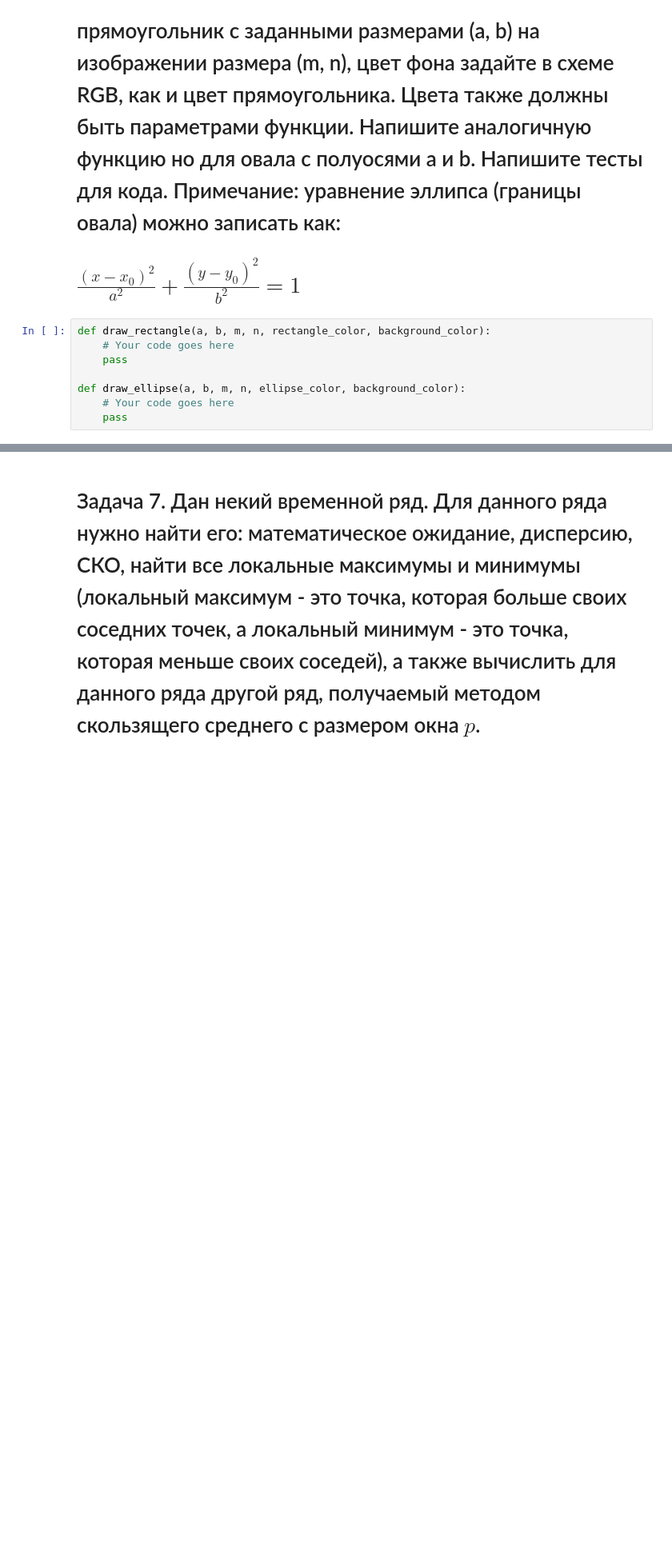
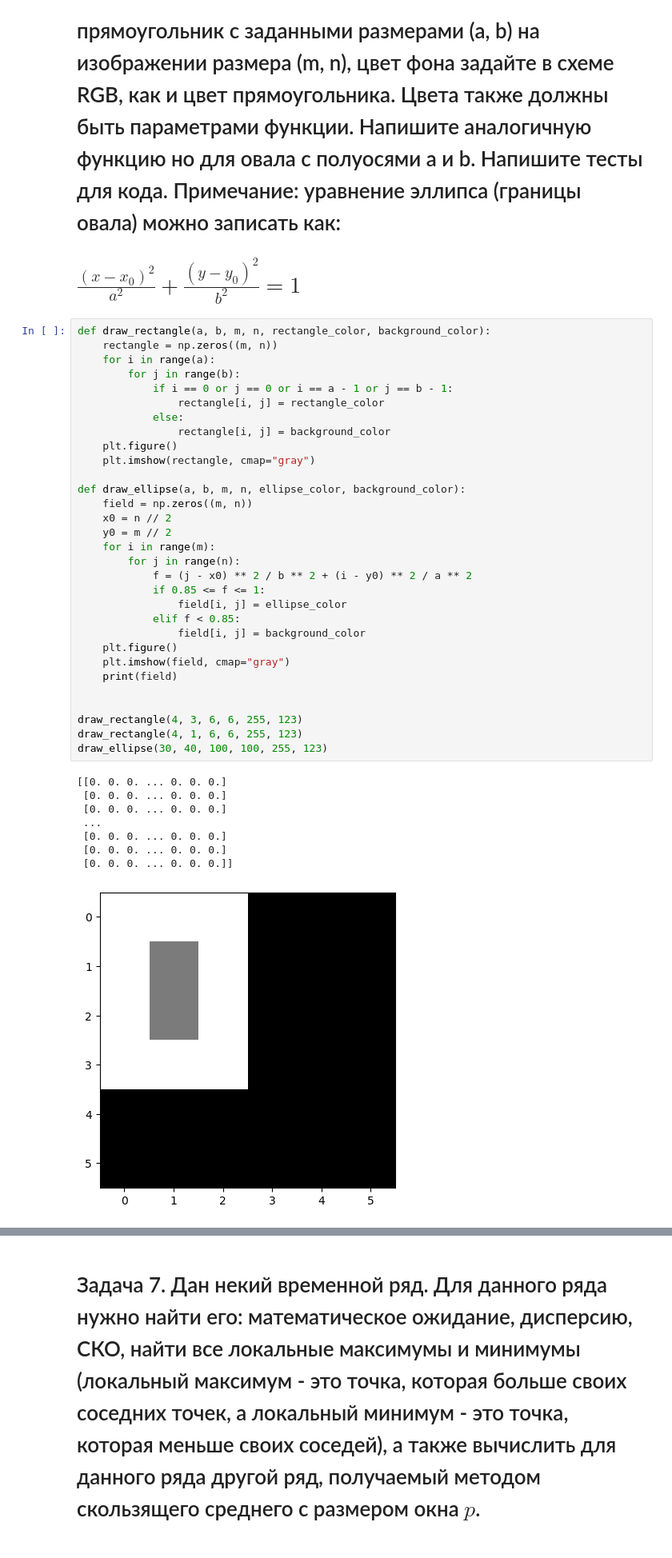
Before and after one commit to WGGaster/lab1, a Jupyter notebook: numpy.ipynb, the cells around one changed output, grey strips where cells are left out. Shown at 80% size. Drawn from its saved outputs; the diff is of its cells as text; blank space fills up the shorter version.

```diff
--- a/numpy.ipynb
+++ b/numpy.ipynb
@@ -46,11 +96,43 @@ def chess(m, n, a, b):
 <h1>Задача 6. Напишите функцию, которая отрисовывает прямоугольник с заданными размерами (a, b) на изображении размера (m, n), цвет фона задайте в схеме RGB, как и цвет прямоугольника. Цвета также должны быть параметрами функции. Напишите аналогичную функцию но для овала с полуосями a и b. Напишите тесты для кода.
 Примечание: уравнение эллипса (границы овала) можно записать как:
 <h1>$\frac{(x-x_0)^2}{a^2}+\frac{(y-y_0)^2}{b^2}=1$
-# %%
-def draw_rectangle(a, b, m, n, rectangle_color, background_color):
-    # Your code goes here
-    pass
-
-def draw_ellipse(a, b, m, n, ellipse_color, background_color):
-    # Your code goes here
-    pass
+# %%
+def draw_rectangle(a, b, m, n, rectangle_color, background_color):
+    rectangle = np.zeros((m, n))
+    for i in range(a):
+        for j in range(b):
+            if i == 0 or j == 0 or i == a - 1 or j == b - 1:
+                rectangle[i, j] = rectangle_color
+            else:
+                rectangle[i, j] = background_color
+    plt.figure()
+    plt.imshow(rectangle, cmap="gray")
+
+def draw_ellipse(a, b, m, n, ellipse_color, background_color):
+    field = np.zeros((m, n))
+    x0 = n // 2
+    y0 = m // 2
+    for i in range(m):
+        for j in range(n):
+            f = (j - x0) ** 2 / b ** 2 + (i - y0) ** 2 / a ** 2
+            if 0.85 <= f <= 1:
+                field[i, j] = ellipse_color
+            elif f < 0.85:
+                field[i, j] = background_color
+    plt.figure()
+    plt.imshow(field, cmap="gray")
+    print(field)
+
+
+draw_rectangle(4, 3, 6, 6, 255, 123)
+draw_rectangle(4, 1, 6, 6, 255, 123)
+draw_ellipse(30, 40, 100, 100, 255, 123)
+# %% [output]
+[[0. 0. 0. ... 0. 0. 0.]
+ [0. 0. 0. ... 0. 0. 0.]
+ [0. 0. 0. ... 0. 0. 0.]
+ ...
+ [0. 0. 0. ... 0. 0. 0.]
+ [0. 0. 0. ... 0. 0. 0.]
+ [0. 0. 0. ... 0. 0. 0.]]
+[figure, added]
```
Also changed, not shown: parts of 14 cells of this notebook, 1 other file.
